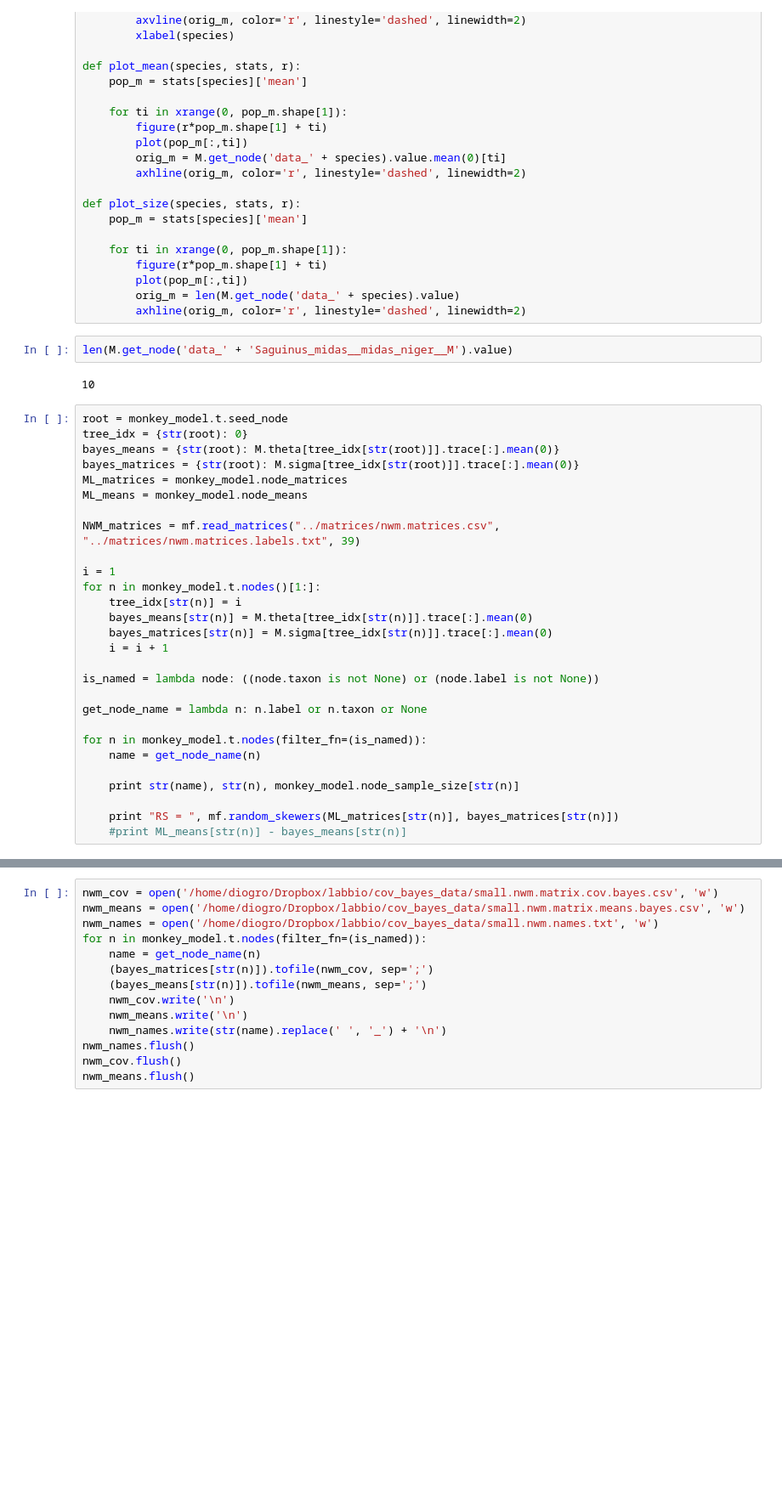
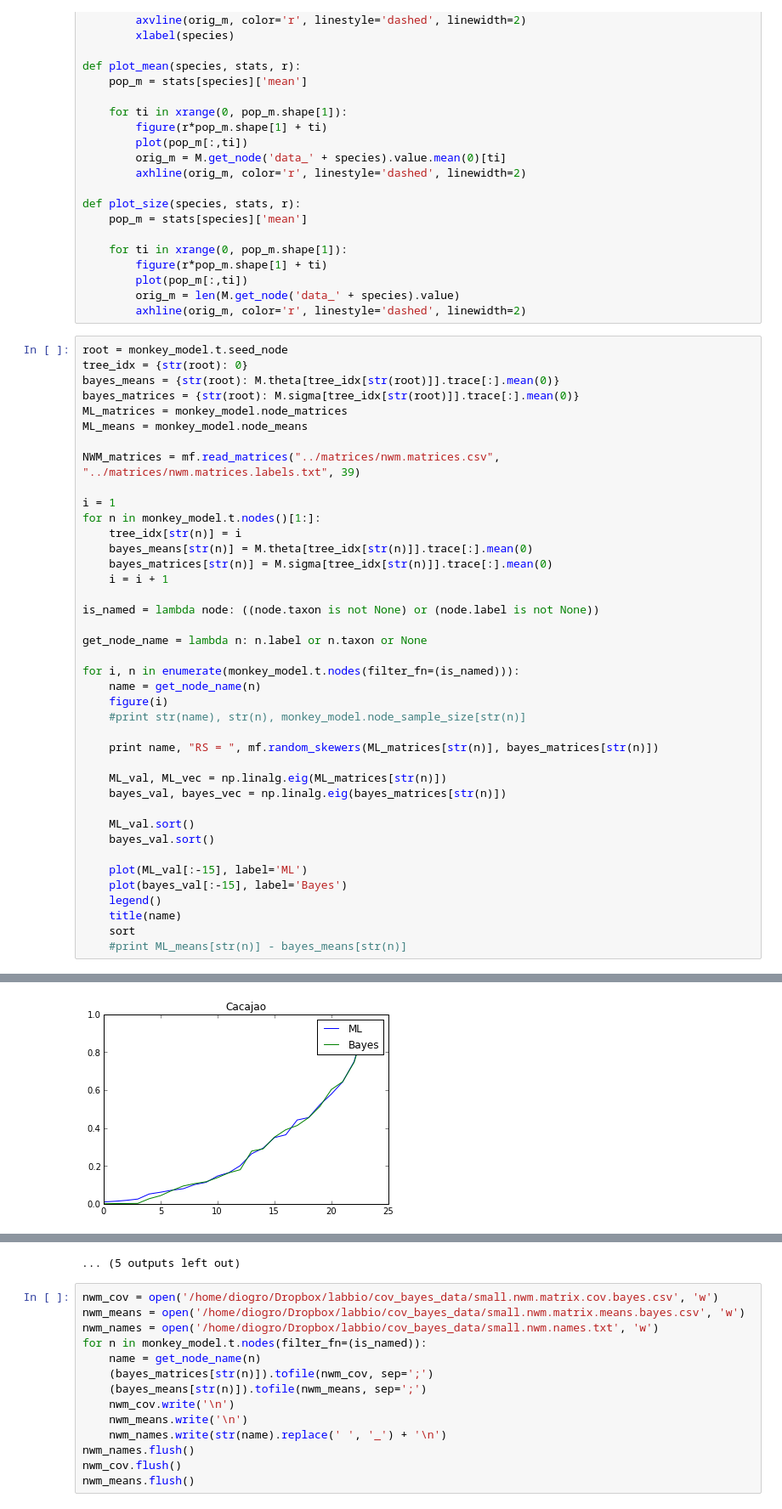
Before and after one commit to diogro/bayesian-cov-estimation, a Jupyter notebook: notebooks/Monkey Model.ipynb, the cells around one changed output, grey strips where cells are left out. Shown at 85% size. Cells and saved outputs as stored; diff of their text form; blank space fills up the shorter version.

```diff
--- a/notebooks/Monkey Model.ipynb
+++ b/notebooks/Monkey Model.ipynb
@@ -152,10 +113,6 @@ def plot_size(species, stats, r):
         plot(pop_m[:,ti])
         orig_m = len(M.get_node('data_' + species).value)
         axhline(orig_m, color='r', linestyle='dashed', linewidth=2)
-# %%
-len(M.get_node('data_' + 'Saguinus_midas__midas_niger__M').value)
-# %% [output]
-10
 # %%
 root = monkey_model.t.seed_node
 tree_idx = {str(root): 0}
@@ -177,11 +134,23 @@ is_named = lambda node: ((node.taxon is not None) or (node.label is not None))
 
 get_node_name = lambda n: n.label or n.taxon or None
 
-for n in monkey_model.t.nodes(filter_fn=(is_named)):
+for i, n in enumerate(monkey_model.t.nodes(filter_fn=(is_named))):
     name = get_node_name(n)
+    figure(i)
+    #print str(name), str(n), monkey_model.node_sample_size[str(n)]
 
-    print str(name), str(n), monkey_model.node_sample_size[str(n)]
+    print name, "RS = ", mf.random_skewers(ML_matrices[str(n)], bayes_matrices[str(n)])
 
-    print "RS = ", mf.random_skewers(ML_matrices[str(n)], bayes_matrices[str(n)])
+    ML_val, ML_vec = np.linalg.eig(ML_matrices[str(n)])
+    bayes_val, bayes_vec = np.linalg.eig(bayes_matrices[str(n)])
+
+    ML_val.sort()
+    bayes_val.sort()
+
+    plot(ML_val[:-15], label='ML')
+    plot(bayes_val[:-15], label='Bayes')
+    legend()
+    title(name)
+    sort
     #print ML_means[str(n)] - bayes_means[str(n)]
 # %% [output]
@@ -204,0 +173 @@ RS =  0.999599845596
+[figure, added]
@@ -205,3 +184,4 @@ RS =  0.999599845596
+... (5 outputs left out)
 # %%
 nwm_cov = open('/home/diogro/Dropbox/labbio/cov_bayes_data/small.nwm.matrix.cov.bayes.csv', 'w')
 nwm_means = open('/home/diogro/Dropbox/labbio/cov_bayes_data/small.nwm.matrix.means.bayes.csv', 'w')
```
Also changed, not shown: parts of 12 cells of this notebook.
